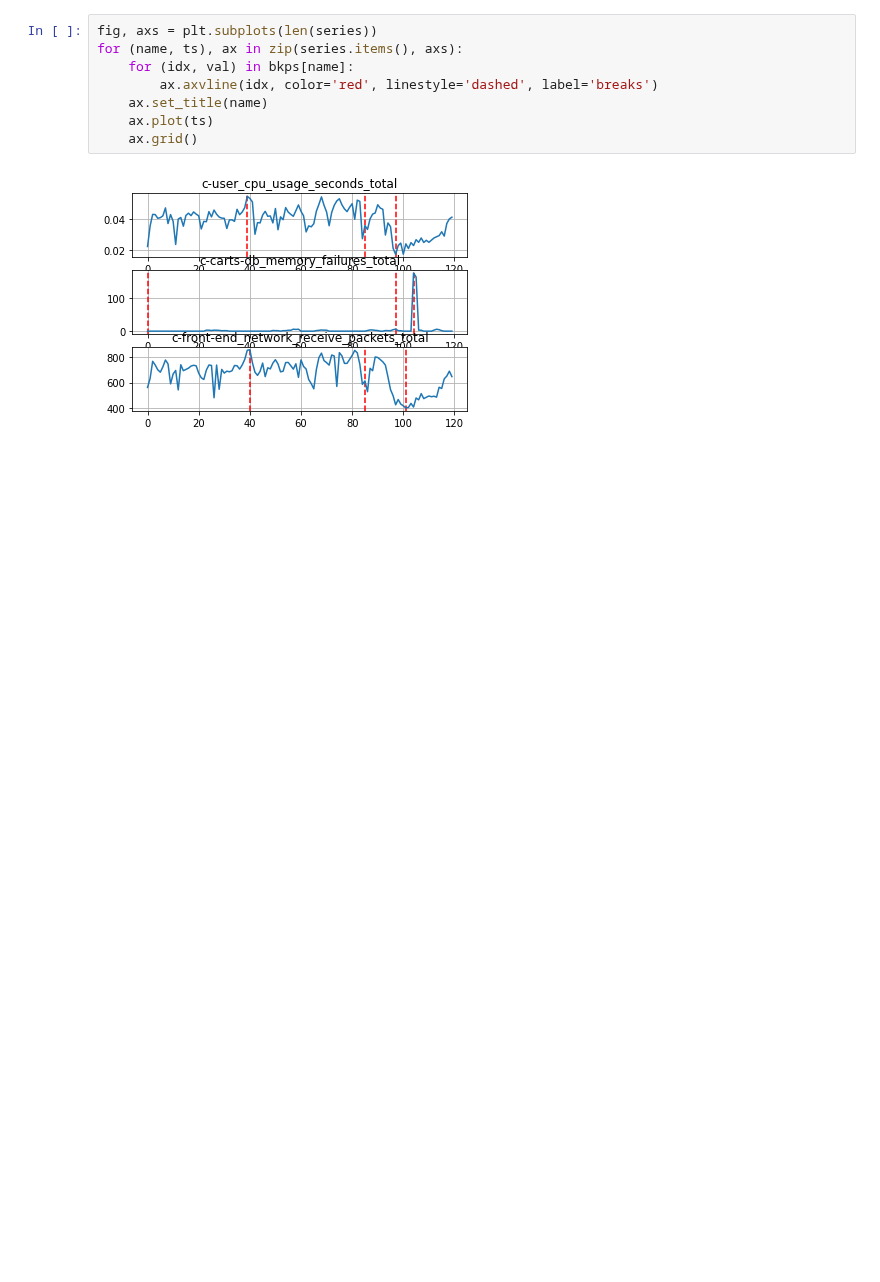
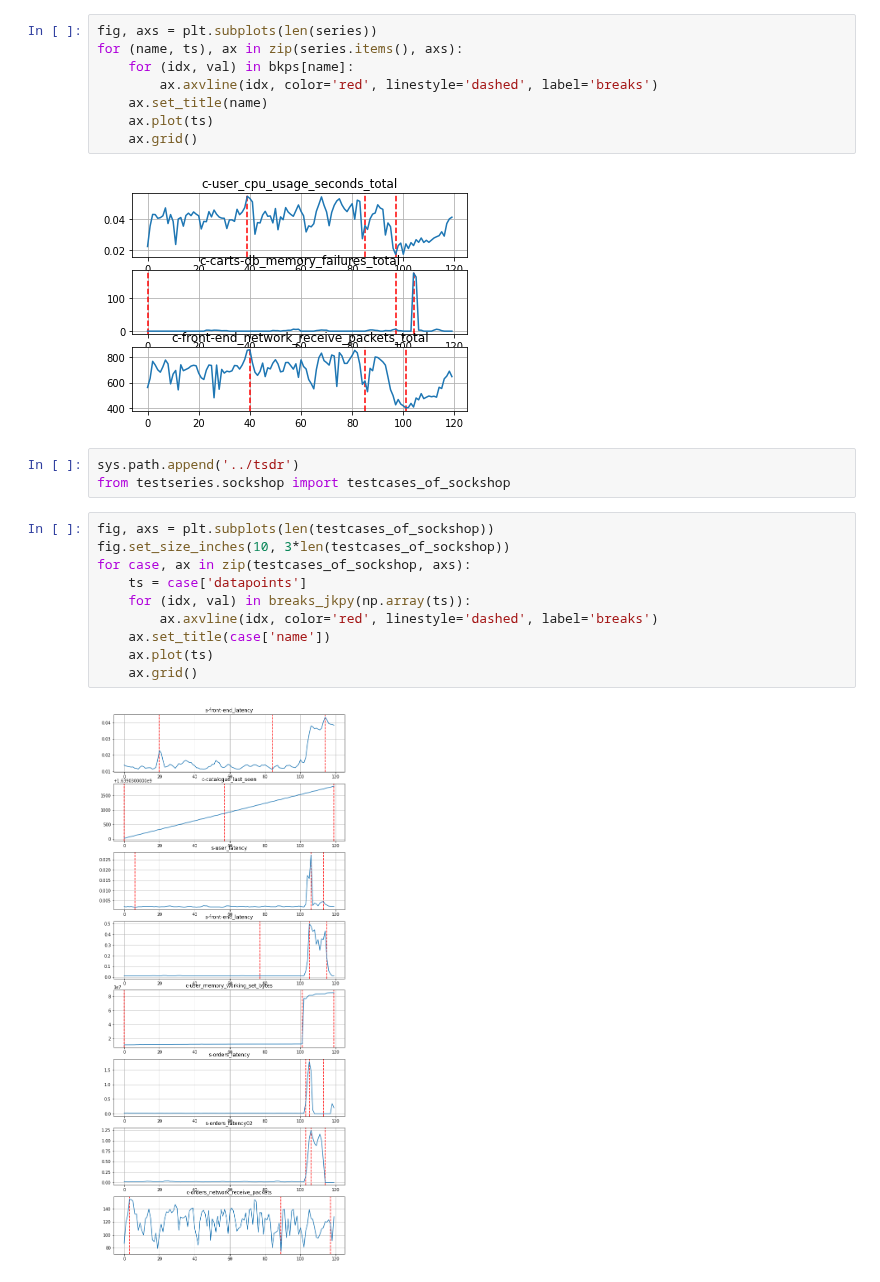
Before and after one commit to ai4sre/meltria-analyzer, a Jupyter notebook: notebooks/structual_break.ipynb, the cells around one changed output. Drawn from its saved outputs; the diff is of its cells as text; blank space fills up the shorter version.

Commit message:
notebooks: try jenkspy for other test cases

```diff
--- a/notebooks/structual_break.ipynb
+++ b/notebooks/structual_break.ipynb
@@ -140,3 +141,18 @@ for (name, ts), ax in zip(series.items(), axs):
     ax.grid()
 # %% [output]
 [figure]
+# %%
+sys.path.append('../tsdr')
+from testseries.sockshop import testcases_of_sockshop
+# %%
+fig, axs = plt.subplots(len(testcases_of_sockshop))
+fig.set_size_inches(10, 3*len(testcases_of_sockshop))
+for case, ax in zip(testcases_of_sockshop, axs):
+    ts = case['datapoints']
+    for (idx, val) in breaks_jkpy(np.array(ts)):
+        ax.axvline(idx, color='red', linestyle='dashed', label='breaks')
+    ax.set_title(case['name'])
+    ax.plot(ts)
+    ax.grid()
+# %% [output]
+[figure, added]
```
Also changed, not shown: parts of 2 cells of this notebook, 1 other file.
